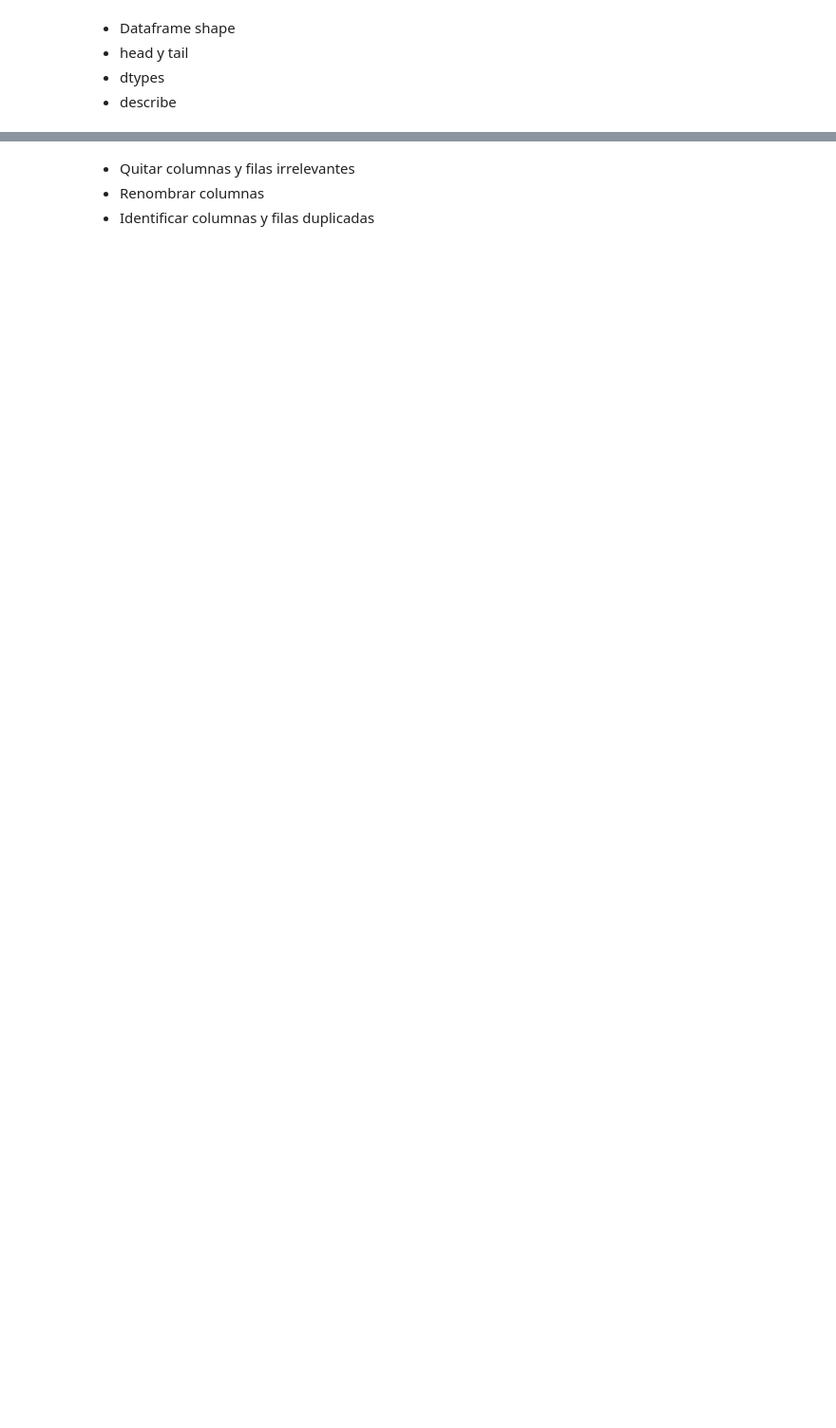
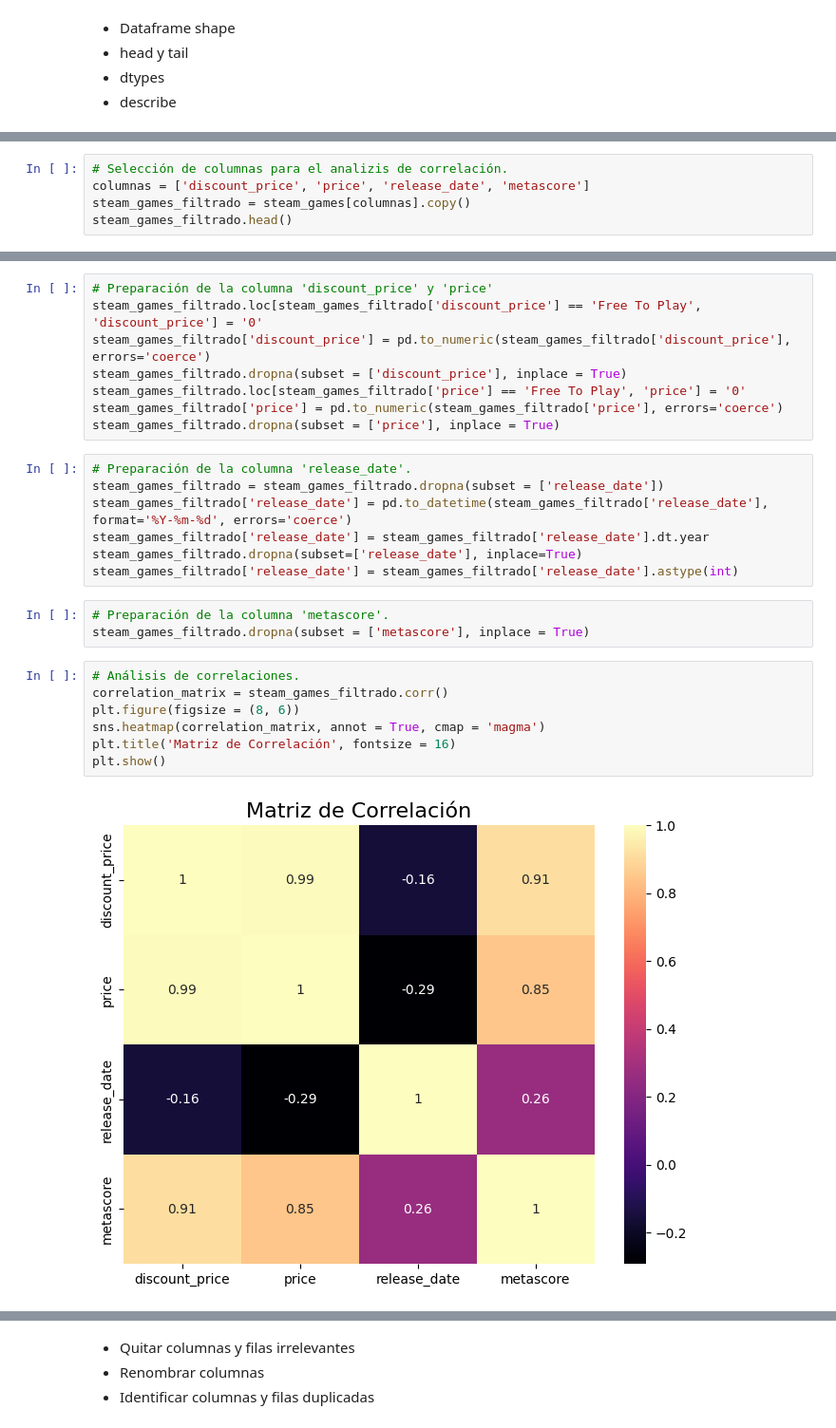
Before and after one commit to PrismaPsy/Machine-Learning-Operations, a Jupyter notebook: Machine Learning Operations Steam/ETL_EDA_SteamGames.ipynb, the cells around one changed output, grey strips where cells are left out. Shown at 95% size. Cells and saved outputs as stored; diff of their text form; blank space fills up the shorter version.

```diff
--- a/Machine Learning Operations Steam/ETL_EDA_SteamGames.ipynb
+++ b/Machine Learning Operations Steam/ETL_EDA_SteamGames.ipynb
@@ -80,0 +87,5 @@ steam_games.describe()
+# %%
+# Selección de columnas para el analizis de correlación.
+columnas = ['discount_price', 'price', 'release_date', 'metascore']
+steam_games_filtrado = steam_games[columnas].copy()
+steam_games_filtrado.head()
@@ -80,0 +99,27 @@ steam_games.describe()
+# %%
+# Preparación de la columna 'discount_price' y 'price'
+steam_games_filtrado.loc[steam_games_filtrado['discount_price'] == 'Free To Play', 'discount_price'] = '0'
+steam_games_filtrado['discount_price'] = pd.to_numeric(steam_games_filtrado['discount_price'], errors='coerce')
+steam_games_filtrado.dropna(subset = ['discount_price'], inplace = True)
+steam_games_filtrado.loc[steam_games_filtrado['price'] == 'Free To Play', 'price'] = '0'
+steam_games_filtrado['price'] = pd.to_numeric(steam_games_filtrado['price'], errors='coerce')
+steam_games_filtrado.dropna(subset = ['price'], inplace = True)
+# %%
+# Preparación de la columna 'release_date'.
+steam_games_filtrado = steam_games_filtrado.dropna(subset = ['release_date'])
+steam_games_filtrado['release_date'] = pd.to_datetime(steam_games_filtrado['release_date'], format='%Y-%m-%d', errors='coerce')
+steam_games_filtrado['release_date'] = steam_games_filtrado['release_date'].dt.year
+steam_games_filtrado.dropna(subset=['release_date'], inplace=True)
+steam_games_filtrado['release_date'] = steam_games_filtrado['release_date'].astype(int)
+# %%
+# Preparación de la columna 'metascore'.
+steam_games_filtrado.dropna(subset = ['metascore'], inplace = True)
+# %%
+# Análisis de correlaciones.
+correlation_matrix = steam_games_filtrado.corr()
+plt.figure(figsize = (8, 6))
+sns.heatmap(correlation_matrix, annot = True, cmap = 'magma')
+plt.title('Matriz de Correlación', fontsize = 16)
+plt.show()
+# %% [output]
+[figure, added]
```
Also changed, not shown: parts of 30 cells of this notebook, 2 other files.
